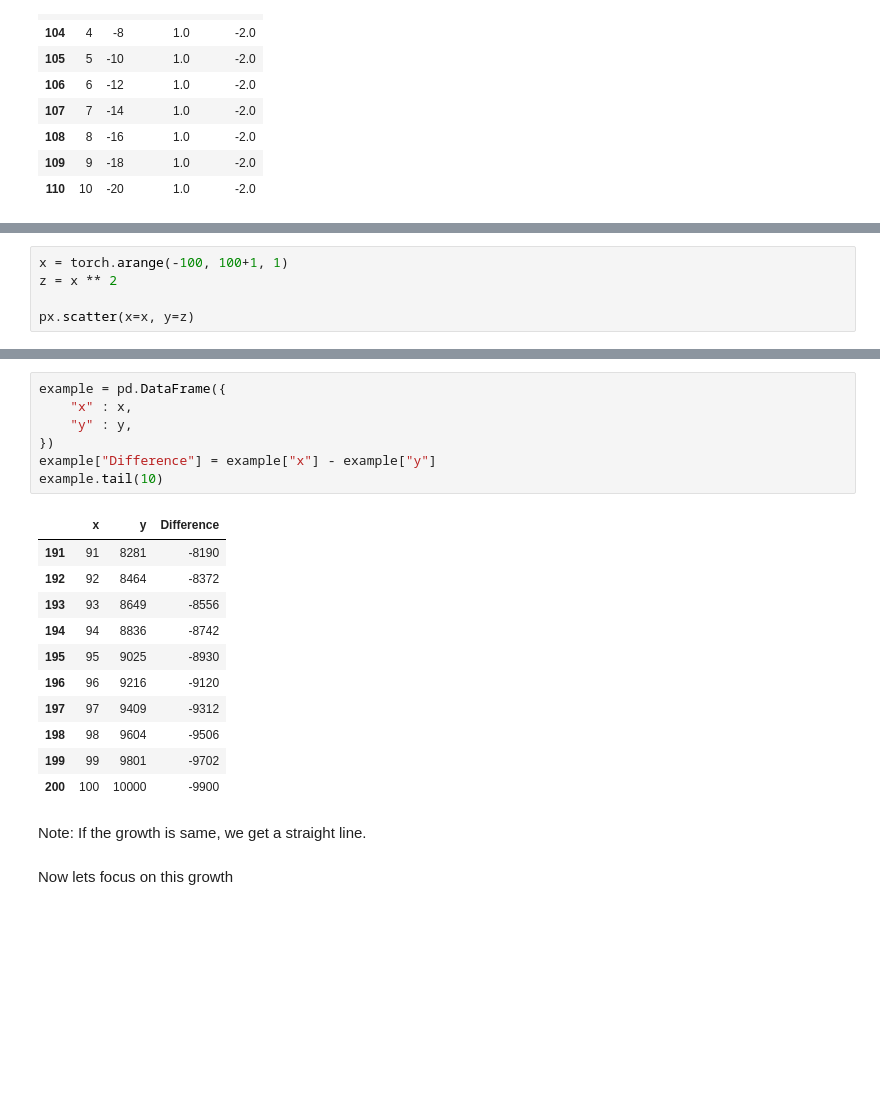
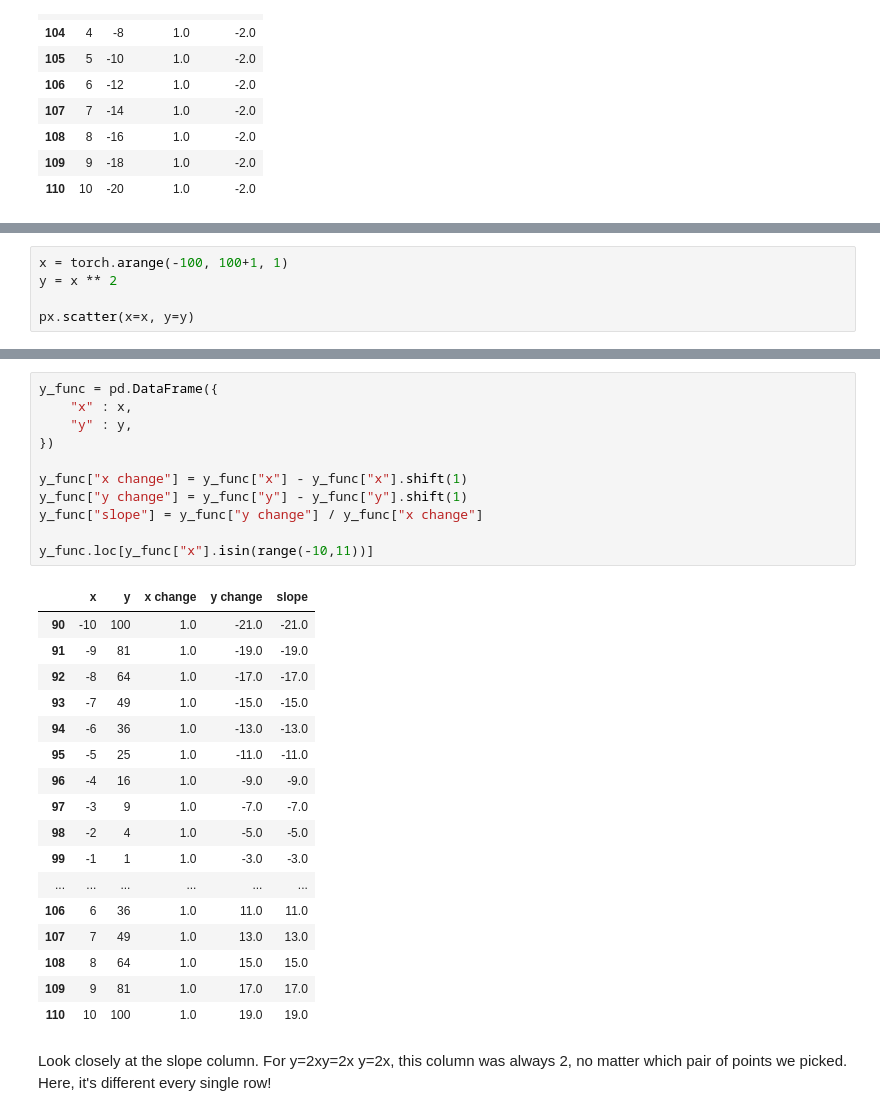
Before and after one commit to nnxgb/ml_from_scratch, a Jupyter notebook: src/notebooks_/00_gradient_desc.ipynb, the cells around one changed output, grey strips where cells are left out. Drawn from its saved outputs; the diff is of its cells as text; blank space fills up the shorter version.

Commit message:
take away added for slope of lines page

```diff
--- a/src/notebooks_/00_gradient_desc.ipynb
+++ b/src/notebooks_/00_gradient_desc.ipynb
@@ -124,8 +123,8 @@ Hence, negative slope indicates negative growth (as x increase, y decreases) and
 # %%
 x = torch.arange(-100, 100+1, 1)
-z = x ** 2
+y = x ** 2
 
-px.scatter(x=x, y=z)
+px.scatter(x=x, y=y)
 # %% [output]
 [figure]
 # %% [markdown]
@@ -133,23 +150,32 @@ It looks like a curve! One intution for the curve is that as the value of x gets
 # %%
-example = pd.DataFrame({
+y_func = pd.DataFrame({
     "x" : x,
     "y" : y,
 })
-example["Difference"] = example["x"] - example["y"]
-example.tail(10)
+
+y_func["x change"] = y_func["x"] - y_func["x"].shift(1)
+y_func["y change"] = y_func["y"] - y_func["y"].shift(1)
+y_func["slope"] = y_func["y change"] / y_func["x change"]
+
+y_func.loc[y_func["x"].isin(range(-10,11))]
 # %% [output]
-|  | x | y | Difference |
-| 191 | 91 | 8281 | -8190 |
-| 192 | 92 | 8464 | -8372 |
-| 193 | 93 | 8649 | -8556 |
-| 194 | 94 | 8836 | -8742 |
-| 195 | 95 | 9025 | -8930 |
-| 196 | 96 | 9216 | -9120 |
-| 197 | 97 | 9409 | -9312 |
-| 198 | 98 | 9604 | -9506 |
-| 199 | 99 | 9801 | -9702 |
-| 200 | 100 | 10000 | -9900 |
+|  | x | y | x change | y change | slope |
+| 90 | -10 | 100 | 1.0 | -21.0 | -21.0 |
+| 91 | -9 | 81 | 1.0 | -19.0 | -19.0 |
+| 92 | -8 | 64 | 1.0 | -17.0 | -17.0 |
+| 93 | -7 | 49 | 1.0 | -15.0 | -15.0 |
+| 94 | -6 | 36 | 1.0 | -13.0 | -13.0 |
+| 95 | -5 | 25 | 1.0 | -11.0 | -11.0 |
+| 96 | -4 | 16 | 1.0 | -9.0 | -9.0 |
+| 97 | -3 | 9 | 1.0 | -7.0 | -7.0 |
+| 98 | -2 | 4 | 1.0 | -5.0 | -5.0 |
+| 99 | -1 | 1 | 1.0 | -3.0 | -3.0 |
+| ... | ... | ... | ... | ... | ... |
+| 106 | 6 | 36 | 1.0 | 11.0 | 11.0 |
+| 107 | 7 | 49 | 1.0 | 13.0 | 13.0 |
+| 108 | 8 | 64 | 1.0 | 15.0 | 15.0 |
+| 109 | 9 | 81 | 1.0 | 17.0 | 17.0 |
+| 110 | 10 | 100 | 1.0 | 19.0 | 19.0 |
-# %% [markdown]
-Note: If the growth is same, we get a straight line.
 # %% [markdown]
-Now lets focus on this growth
+Look closely at the slope column. For y=2xy=2x
+y=2x, this column was always 2, no matter which pair of points we picked. Here, it's different every single row!
```
Also changed, not shown: parts of 3 cells of this notebook, 8 other files.
